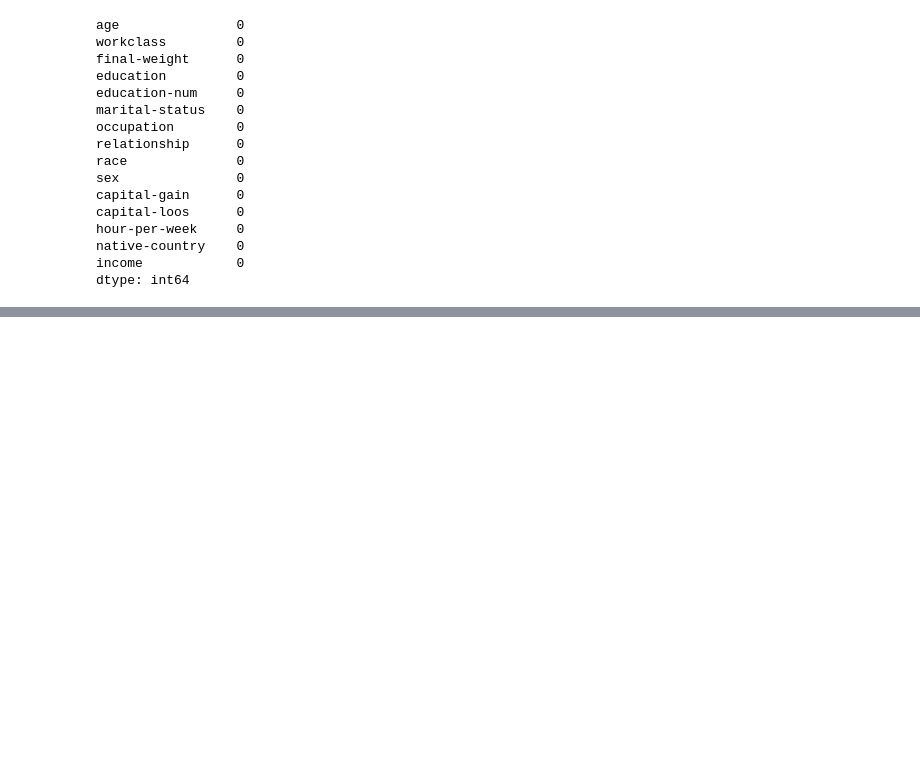
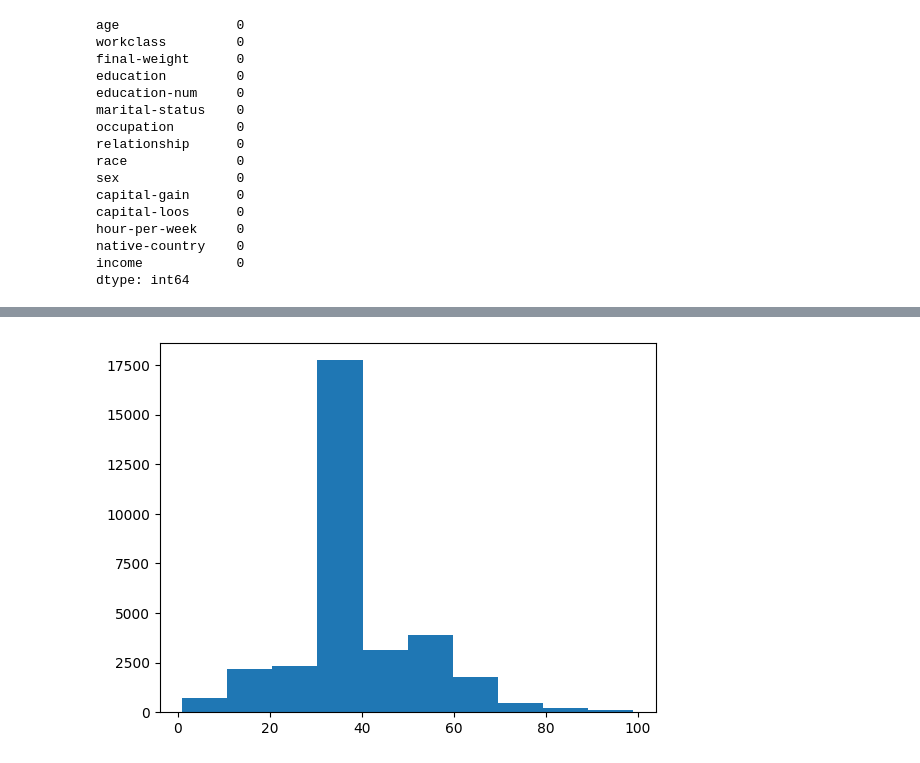
Before and after one commit to WallaceSantana79/Aula-POO-Java-, a Jupyter notebook: Untitled1.ipynb, the cells around one changed output, grey strips where cells are left out. Cells and saved outputs as stored; diff of their text form; code cells hidden in the pictures; blank space fills up the shorter version.

```diff
--- a/Untitled1.ipynb
+++ b/Untitled1.ipynb
@@ -396,0 +415,4 @@ dtype: int64
+# %%
+ plt.hist(x=base_census['hour-per-week']);
+# %% [output]
+[figure, added]
```
Also changed, not shown: parts of 9 cells of this notebook.
